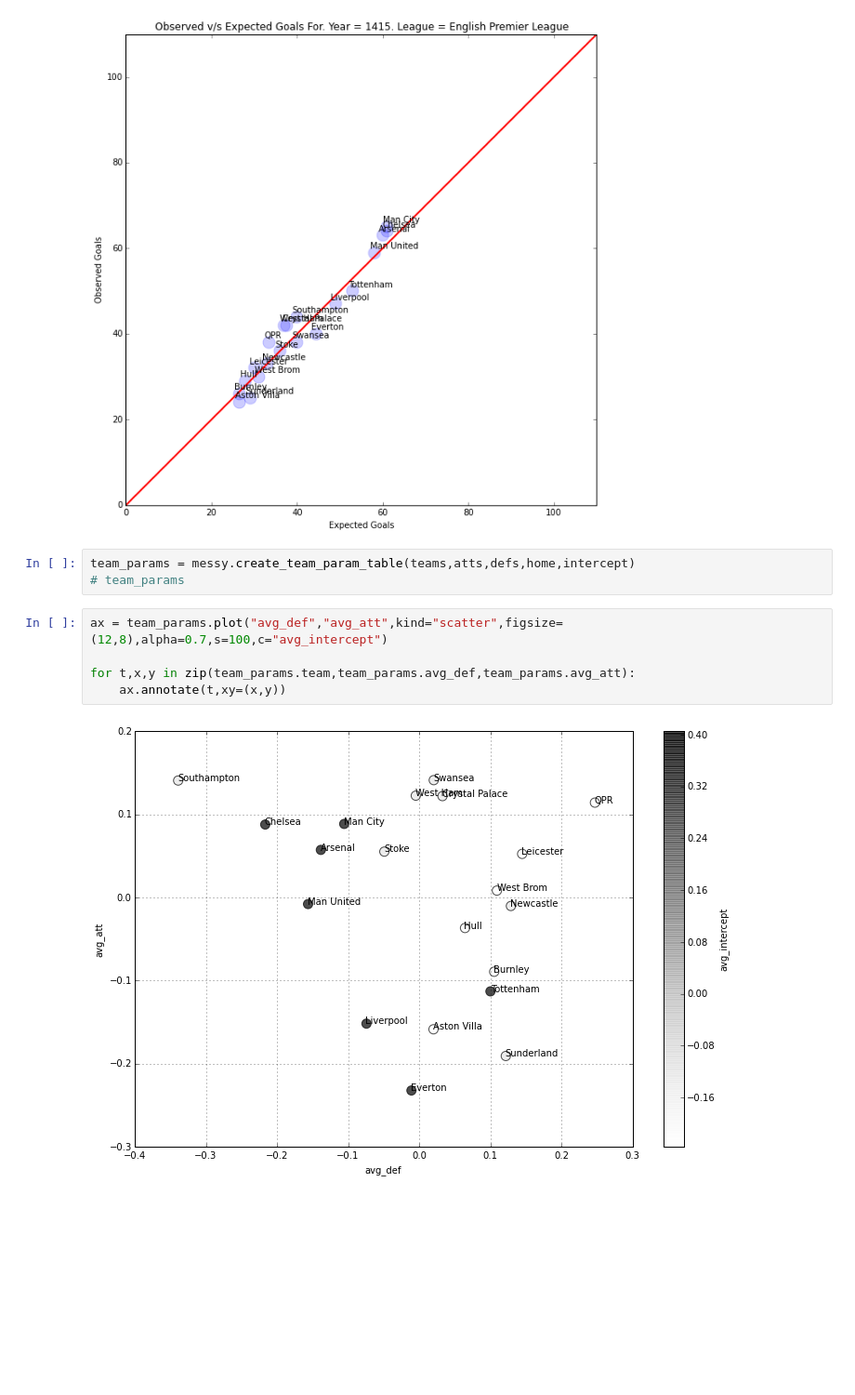
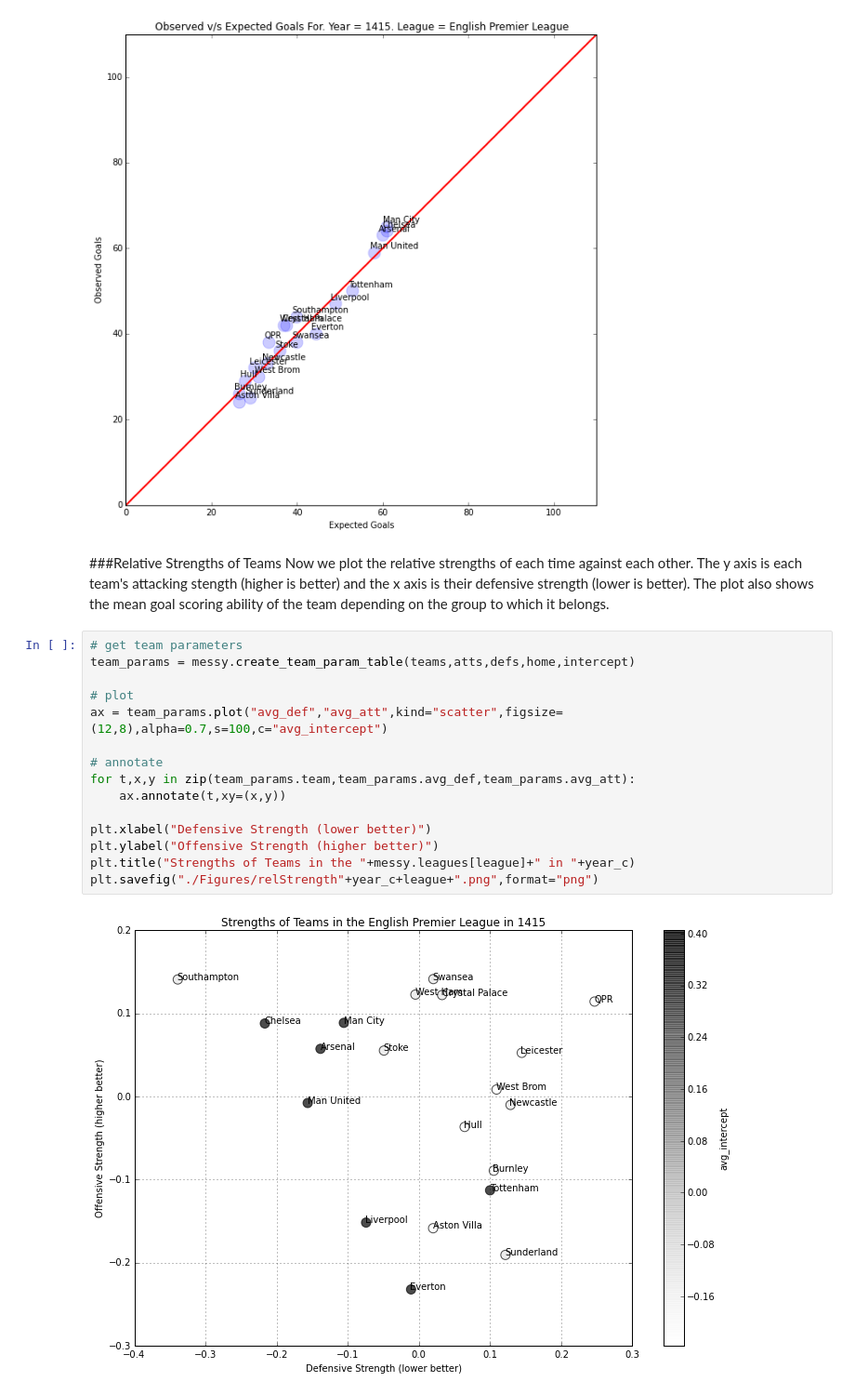
Before and after one commit to ovprunskis/am207-project-soccer, a Jupyter notebook: daniel_weitzenfeld_variation_bb_model_ak_updates.ipynb, the cells around one changed output. Shown: that part at 93% size. Cells and saved outputs as stored; diff of their text form; blank space fills up the shorter version.

```diff
--- a/daniel_weitzenfeld_variation_bb_model_ak_updates.ipynb
+++ b/daniel_weitzenfeld_variation_bb_model_ak_updates.ipynb
@@ -303,13 +303,23 @@ plt.title("Observed v/s Expected Goals For. Year = " + year_c + ". League = " +
 plt.savefig("./Figures/obsVSexpGoals"+year_c+league+".png",format="png")
 # %% [output]
 [figure]
-# %%
-team_params = messy.create_team_param_table(teams,atts,defs,home,intercept)
-# team_params
+# %% [markdown]
+###Relative Strengths of Teams
+Now we plot the relative strengths of each time against each other. The y axis is each team's attacking stength (higher is better) and the x axis is their defensive strength (lower is better). The plot also shows the mean goal scoring ability of the team depending on the group to which it belongs.
 # %%
+# get team parameters
+team_params = messy.create_team_param_table(teams,atts,defs,home,intercept)
+
+# plot
 ax = team_params.plot("avg_def","avg_att",kind="scatter",figsize=(12,8),alpha=0.7,s=100,c="avg_intercept")
 
+# annotate
 for t,x,y in zip(team_params.team,team_params.avg_def,team_params.avg_att):
     ax.annotate(t,xy=(x,y))
+
+plt.xlabel("Defensive Strength (lower better)")
+plt.ylabel("Offensive Strength (higher better)")
+plt.title("Strengths of Teams in the "+messy.leagues[league]+" in "+year_c)
+plt.savefig("./Figures/relStrength"+year_c+league+".png",format="png")
 # %% [output]
-[figure, old version]
+[figure, new version]
```
Also changed, not shown: parts of 3 cells of this notebook, 1 other file.
